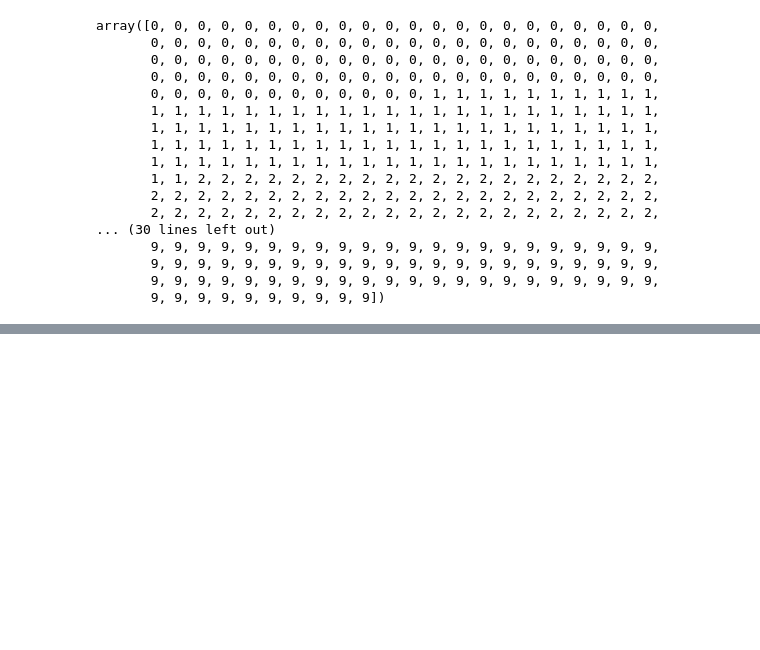
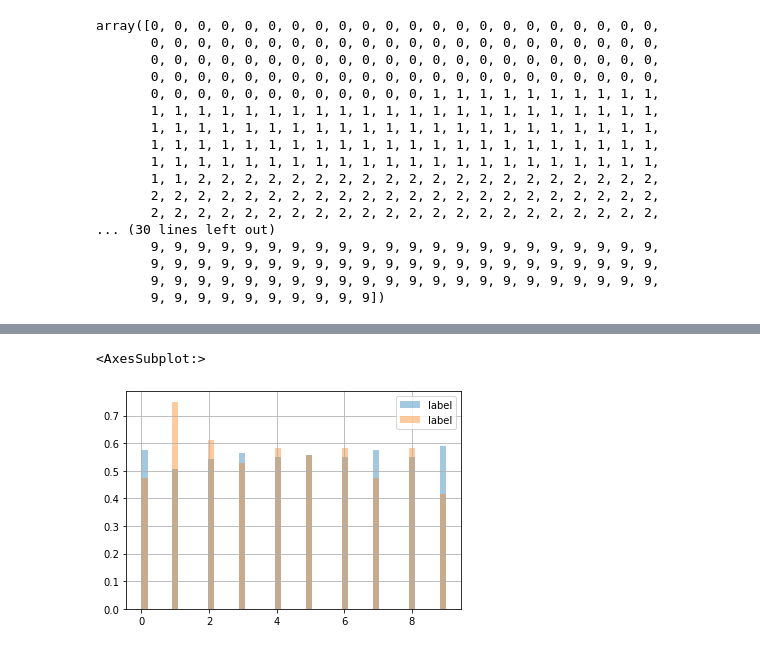
Before and after one commit to i-kahan/itc_final_project, a Jupyter notebook: final_project/Untitled.ipynb, the cells around one changed output, grey strips where cells are left out. Cells and saved outputs as stored; diff of their text form; code cells hidden in the pictures; blank space fills up the shorter version.

```diff
--- a/final_project/Untitled.ipynb
+++ b/final_project/Untitled.ipynb
@@ -129,3 +163,5 @@ array([0, 0, 0, 0, 0, 0, 0, 0, 0, 0, 0, 0, 0, 0, 0, 0, 0, 0, 0, 0, 0, 0,
        9, 9, 9, 9, 9, 9, 9, 9, 9, 9, 9, 9, 9, 9, 9, 9, 9, 9, 9, 9, 9, 9,
        9, 9, 9, 9, 9, 9, 9, 9, 9, 9, 9, 9, 9, 9, 9, 9, 9, 9, 9, 9, 9, 9,
        9, 9, 9, 9, 9, 9, 9, 9, 9, 9])
+# %%
+df.label=le.transform(df["label"])
@@ -132,11 +213,20 @@ array([0, 0, 0, 0, 0, 0, 0, 0, 0, 0, 0, 0, 0, 0, 0, 0, 0, 0, 0, 0, 0, 0,
+# %%
+df.drop(columns=["filename"], inplace=True)
 # %%
 # split the data:
 #random split 80-20:
 
 X = df[df.columns.drop("label")]
-y = le.transform(df["label"])
+y = df["label"]
 
 X_train, X_test, y_train, y_test = train_test_split(X, y,
                                                     test_size=.2, # or train_size=.8
                                                     # to get same split every time
                                                     random_state=100)
+# %%
+#check that we got similar distributions
+y_train.hist(legend=True,bins=50, density=True, alpha=0.4)
+y_test.hist(legend=True,bins=50, density=True, alpha=0.4)
+# %% [output]
+<AxesSubplot:>
+[figure, added]
```
Also changed, not shown: parts of 15 cells of this notebook.
